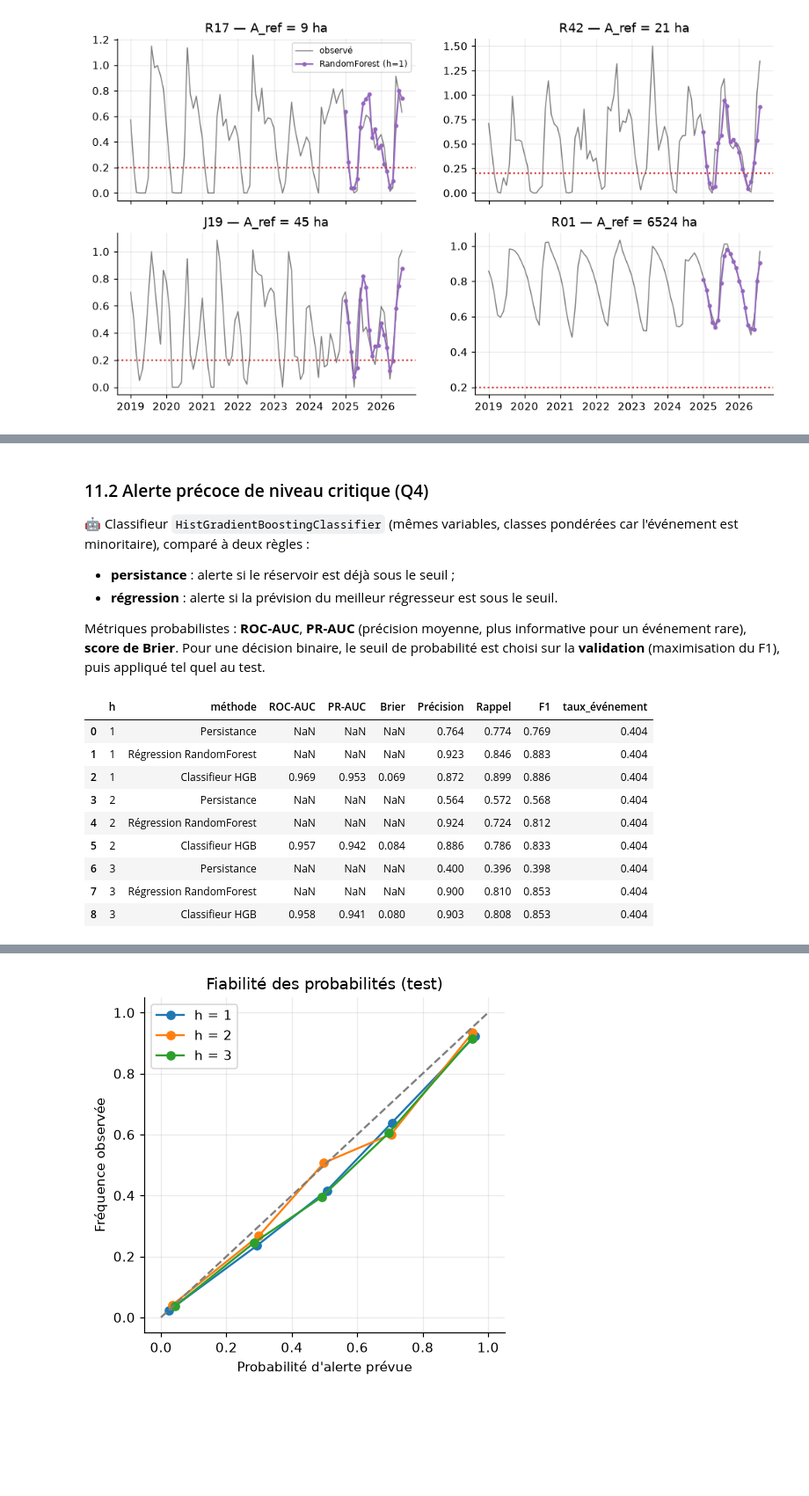
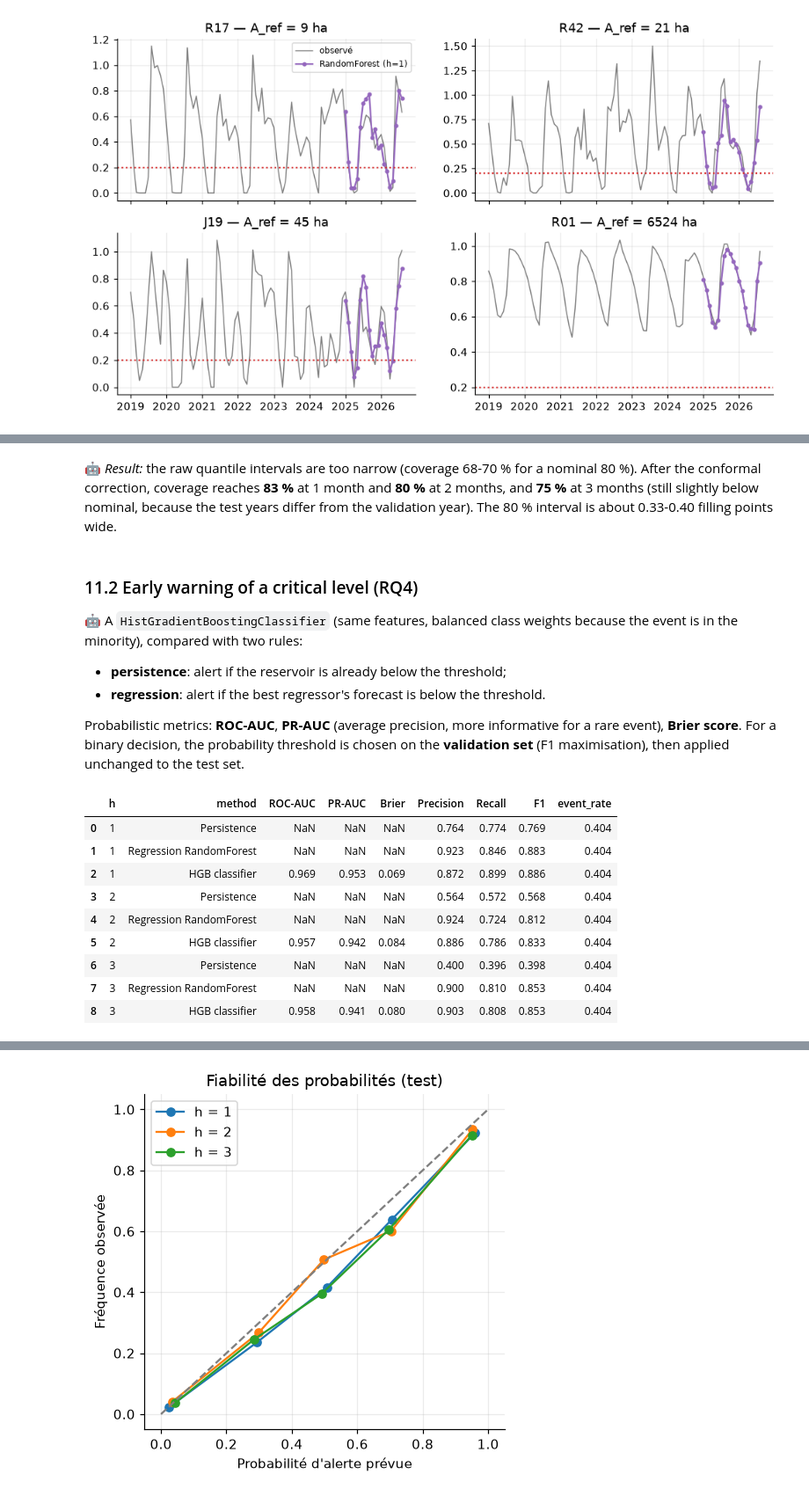
Before and after one commit to mysteriodataweb/waterTrack, a Jupyter notebook: backend/notebooks/WaterTracker_pipeline.ipynb, the cells around one changed output, grey strips where cells are left out. Shown at 88% size. Drawn from its saved outputs; the diff is of its cells as text; code cells hidden in the pictures; blank space fills up the shorter version.

```diff
--- a/backend/notebooks/WaterTracker_pipeline.ipynb
+++ b/backend/notebooks/WaterTracker_pipeline.ipynb
@@ -1989,14 +2037,14 @@ Meilleur modèle (MAE moyenne sur les horizons) : RandomForest
 fig, axes = plt.subplots(1, len(HORIZONS), figsize=(12, 3.4), sharey=True)
 for ax, h in zip(axes, HORIZONS):
     te = sets[h][sets[h].split == "test"]
-    for name, color in [("Persistance", C_REF), ("Climatologie", "#bcbd22"), (BEST_KIND, C_MODEL)]:
+    for name, color in [("Persistence", C_REF), ("Climatology", "#bcbd22"), (BEST_KIND, C_MODEL)]:
         err = pd.Series(np.abs(te["y"].values - test_preds[h][name]), index=te["target_month"].values)
         ax.plot(err.groupby(level=0).mean().reindex(range(1, 13)), "-o", ms=3, label=name, color=color)
     ax.set_xticks(range(1, 13), list("JFMAMJJASOND"))
-    ax.set_title(f"h = {h} mois")
+    ax.set_title(f"h = {h} month{'s' if h > 1 else ''}")
 axes[0].set_ylabel("MAE (test)")
 axes[0].legend(fontsize=8)
-fig.suptitle("Erreur selon le mois cible", y=1.03)
+fig.suptitle("Error by target month", y=1.03)
 savefig(fig, "fig12_error_by_month")
 plt.show()
 # %% [output]
@@ -2016,11 +2068,11 @@ te.groupby("taille", observed=True)["abs_err"].agg(["mean", "median", "count"]).
 # %%
-# Trajectoires observées vs prévues (h = 1) pour quatre réservoirs de tailles différentes
+# Observed vs forecast trajectories (h = 1) for four reservoirs of different sizes
 te = sets[1][sets[1].split == "test"].assign(pred=test_preds[1][BEST_KIND])
 examples = static["log_a_ref"].sort_values().iloc[np.linspace(0, len(static) - 1, 4).astype(int)].index
 fig, axes = plt.subplots(2, 2, figsize=(11, 6), sharex=True)
 for ax, rid in zip(axes.flat, examples):
     hist = data[data.reservoir_id == rid]
-    ax.plot(hist["date"], hist["fill"], color=C_REF, lw=1, label="observé")
+    ax.plot(hist["date"], hist["fill"], color=C_REF, lw=1, label="observed")
     t = te[te.reservoir_id == rid]
     ax.plot(t["target_date"], t["pred"], "o-", ms=3, color=C_MODEL, label=f"{BEST_KIND} (h=1)")
     ax.axhline(CRITICAL_FILL, ls=":", color=C_S1)
@@ -2056,7 +2108,7 @@ for h, df in sets.items():
     pred = np.clip(pred + (te["fill_l0"].values if cfg["mode"] == "delta" else 0), 0, 1.5)
     mae_op = mean_absolute_error(te["y"], test_preds[h][BEST_KIND])
     mae_or = mean_absolute_error(te["y"], pred)
-    oracle_rows.append({"h": h, "MAE_opérationnel": mae_op, "MAE_oracle_pluie": mae_or, "gain_max": 1 - mae_or / mae_op})
+    oracle_rows.append({"h": h, "MAE_operational": mae_op, "MAE_rain_oracle": mae_or, "max_gain": 1 - mae_or / mae_op})
 oracle = pd.DataFrame(oracle_rows)
 oracle.round(4)
 # %% [output]
@@ -2105,20 +2159,20 @@ def predict_quantile(model, df):
 interval_rows, conformal_q = [], {}
 for h, df in sets.items():
     tr, va, te = df[df.split == "train"], df[df.split == "valid"], df[df.split == "test"]
-    # 1) calibration conforme : modèles entraînés sur train, scores sur valid
+    # 1) conformal calibration: models trained on train, scores on valid
     q_lo, q_hi = fit_quantile(h, ALPHA_LO, tr), fit_quantile(h, ALPHA_HI, tr)
     lo, hi = predict_quantile(q_lo, va), predict_quantile(q_hi, va)
     scores = np.maximum(lo - va["y"].values, va["y"].values - hi)
     n = len(scores)
     conformal_q[h] = float(np.quantile(scores, min(1.0, np.ceil((n + 1) * NOMINAL) / n)))
-    # 2) test : modèles ré-entraînés sur train+valid
+    # 2) test: models retrained on train+valid
     trva = df[df.split != "test"]
     q_lo, q_hi = fit_quantile(h, ALPHA_LO, trva), fit_quantile(h, ALPHA_HI, trva)
     lo, hi = predict_quantile(q_lo, te), predict_quantile(q_hi, te)
-    for name, (l, u) in {"quantile brut": (lo, hi),
-                         "conformalisé": (np.clip(lo - conformal_q[h], 0, 1.5), np.clip(hi + conformal_q[h], 0, 1.5))}.items():
+    for name, (l, u) in {"raw quantile": (lo, hi),
+                         "conformalised": (np.clip(lo - conformal_q[h], 0, 1.5), np.clip(hi + conformal_q[h], 0, 1.5))}.items():
         inside = (te["y"].values >= l) & (te["y"].values <= u)
-        interval_rows.append({"h": h, "méthode": name, "PICP": inside.mean(), "MPIW": (u - l).mean()})
+        interval_rows.append({"h": h, "method": name, "PICP": inside.mean(), "MPIW": (u - l).mean()})
     test_preds[h]["lo"], test_preds[h]["hi"] = np.clip(lo - conformal_q[h], 0, 1.5), np.clip(hi + conformal_q[h], 0, 1.5)
 pd.DataFrame(interval_rows).round(3)
 # %% [output]
@@ -2132,11 +2186,13 @@ pd.DataFrame(interval_rows).round(3)
+# %% [markdown]
+🤖 *Result:* the raw quantile intervals are too narrow (coverage 68-70 % for a nominal 80 %). After the conformal correction, coverage reaches **83 %** at 1 month and **80 %** at 2 months, and **75 %** at 3 months (still slightly below nominal, because the test years differ from the validation year). The 80 % interval is about 0.33-0.40 filling points wide.
 # %% [markdown]
-### 11.2 Alerte précoce de niveau critique (Q4)
+### 11.2 Early warning of a critical level (RQ4)
 
-🤖 Classifieur `HistGradientBoostingClassifier` (mêmes variables, classes pondérées car l'événement est minoritaire), comparé à deux règles :
-- **persistance** : alerte si le réservoir est déjà sous le seuil ;
-- **régression** : alerte si la prévision du meilleur régresseur est sous le seuil.
+🤖 A `HistGradientBoostingClassifier` (same features, balanced class weights because the event is in the minority), compared with two rules:
+- **persistence**: alert if the reservoir is already below the threshold;
+- **regression**: alert if the best regressor's forecast is below the threshold.
 
-Métriques probabilistes : **ROC-AUC**, **PR-AUC** (précision moyenne, plus informative pour un événement rare), **score de Brier**. Pour une décision binaire, le seuil de probabilité est choisi sur la **validation** (maximisation du F1), puis appliqué tel quel au test.
+Probabilistic metrics: **ROC-AUC**, **PR-AUC** (average precision, more informative for a rare event), **Brier score**. For a binary decision, the probability threshold is chosen on the **validation set** (F1 maximisation), then applied unchanged to the test set.
 # %%
 def make_classifier():
     return HistGradientBoostingClassifier(
@@ -2152,41 +2208,41 @@ def best_f1_threshold(y, proba):
 # %%
 alert_rows, alert_thresholds, alert_proba = [], {}, {}
 for h, df in sets.items():
     tr, va, te = df[df.split == "train"], df[df.split == "valid"], df[df.split == "test"]
     ev = lambda d: (d["y"] < CRITICAL_FILL).astype(int)
     clf = make_classifier().fit(tr[F.FEATURES], ev(tr))
     alert_thresholds[h] = best_f1_threshold(ev(va), clf.predict_proba(va[F.FEATURES])[:, 1])
     clf = make_classifier().fit(df[df.split != "test"][F.FEATURES], ev(df[df.split != "test"]))
     proba = clf.predict_proba(te[F.FEATURES])[:, 1]
     alert_proba[h] = proba
     y_te = ev(te)
     candidates = {
-        "Persistance": (te["fill_l0"] < CRITICAL_FILL).astype(float).values,
-        f"Régression {BEST_KIND}": (test_preds[h][BEST_KIND] < CRITICAL_FILL).astype(float),
-        "Classifieur HGB": proba,
+        "Persistence": (te["fill_l0"] < CRITICAL_FILL).astype(float).values,
+        f"Regression {BEST_KIND}": (test_preds[h][BEST_KIND] < CRITICAL_FILL).astype(float),
+        "HGB classifier": proba,
     }
     for name, score in candidates.items():
-        binary = score >= (alert_thresholds[h] if name == "Classifieur HGB" else 0.5)
+        binary = score >= (alert_thresholds[h] if name == "HGB classifier" else 0.5)
         alert_rows.append({
-            "h": h, "méthode": name,
-            "ROC-AUC": roc_auc_score(y_te, score) if name == "Classifieur HGB" else np.nan,
-            "PR-AUC": average_precision_score(y_te, score) if name == "Classifieur HGB" else np.nan,
-            "Brier": brier_score_loss(y_te, score) if name == "Classifieur HGB" else np.nan,
-            "Précision": precision_score(y_te, binary, zero_division=0),
-            "Rappel": recall_score(y_te, binary, zero_division=0),
+            "h": h, "method": name,
+            "ROC-AUC": roc_auc_score(y_te, score) if name == "HGB classifier" else np.nan,
+            "PR-AUC": average_precision_score(y_te, score) if name == "HGB classifier" else np.nan,
+            "Brier": brier_score_loss(y_te, score) if name == "HGB classifier" else np.nan,
+            "Precision": precision_score(y_te, binary, zero_division=0),
+            "Recall": recall_score(y_te, binary, zero_division=0),
             "F1": f1_score(y_te, binary, zero_division=0),
-            "taux_événement": y_te.mean(),
+            "event_rate": y_te.mean(),
         })
 alert_scores = pd.DataFrame(alert_rows)
 alert_scores.round(3)
 # %% [output]
-|  | h | méthode | ROC-AUC | PR-AUC | Brier | Précision | Rappel | F1 | taux_événement |
-| 0 | 1 | Persistance | NaN | NaN | NaN | 0.764 | 0.774 | 0.769 | 0.404 |
-| 1 | 1 | Régression RandomForest | NaN | NaN | NaN | 0.923 | 0.846 | 0.883 | 0.404 |
-| 2 | 1 | Classifieur HGB | 0.969 | 0.953 | 0.069 | 0.872 | 0.899 | 0.886 | 0.404 |
-| 3 | 2 | Persistance | NaN | NaN | NaN | 0.564 | 0.572 | 0.568 | 0.404 |
-| 4 | 2 | Régression RandomForest | NaN | NaN | NaN | 0.924 | 0.724 | 0.812 | 0.404 |
-| 5 | 2 | Classifieur HGB | 0.957 | 0.942 | 0.084 | 0.886 | 0.786 | 0.833 | 0.404 |
-| 6 | 3 | Persistance | NaN | NaN | NaN | 0.400 | 0.396 | 0.398 | 0.404 |
-| 7 | 3 | Régression RandomForest | NaN | NaN | NaN | 0.900 | 0.810 | 0.853 | 0.404 |
-| 8 | 3 | Classifieur HGB | 0.958 | 0.941 | 0.080 | 0.903 | 0.808 | 0.853 | 0.404 |
+|  | h | method | ROC-AUC | PR-AUC | Brier | Precision | Recall | F1 | event_rate |
+| 0 | 1 | Persistence | NaN | NaN | NaN | 0.764 | 0.774 | 0.769 | 0.404 |
+| 1 | 1 | Regression RandomForest | NaN | NaN | NaN | 0.923 | 0.846 | 0.883 | 0.404 |
+| 2 | 1 | HGB classifier | 0.969 | 0.953 | 0.069 | 0.872 | 0.899 | 0.886 | 0.404 |
+| 3 | 2 | Persistence | NaN | NaN | NaN | 0.564 | 0.572 | 0.568 | 0.404 |
+| 4 | 2 | Regression RandomForest | NaN | NaN | NaN | 0.924 | 0.724 | 0.812 | 0.404 |
+| 5 | 2 | HGB classifier | 0.957 | 0.942 | 0.084 | 0.886 | 0.786 | 0.833 | 0.404 |
+| 6 | 3 | Persistence | NaN | NaN | NaN | 0.400 | 0.396 | 0.398 | 0.404 |
+| 7 | 3 | Regression RandomForest | NaN | NaN | NaN | 0.900 | 0.810 | 0.853 | 0.404 |
+| 8 | 3 | HGB classifier | 0.958 | 0.941 | 0.080 | 0.903 | 0.808 | 0.853 | 0.404 |
```
Also changed, not shown: parts of 201 cells of this notebook, 13 other files.
